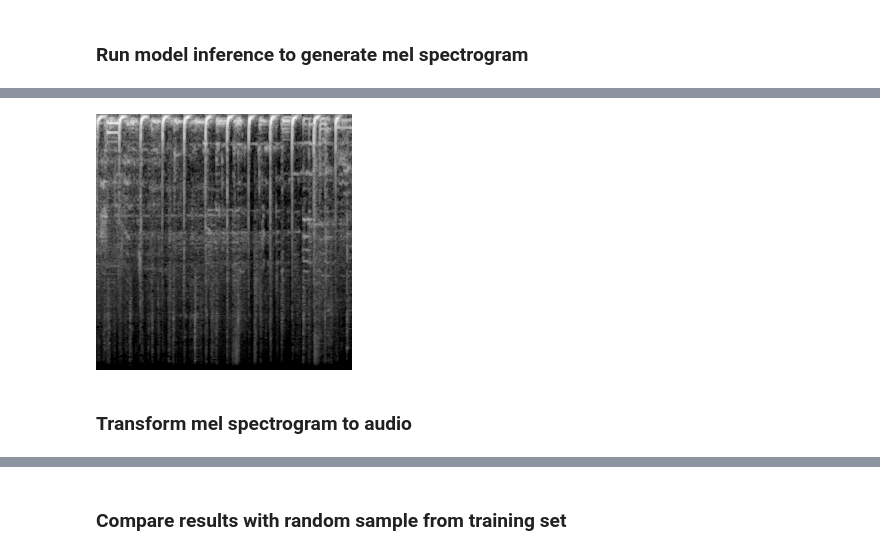
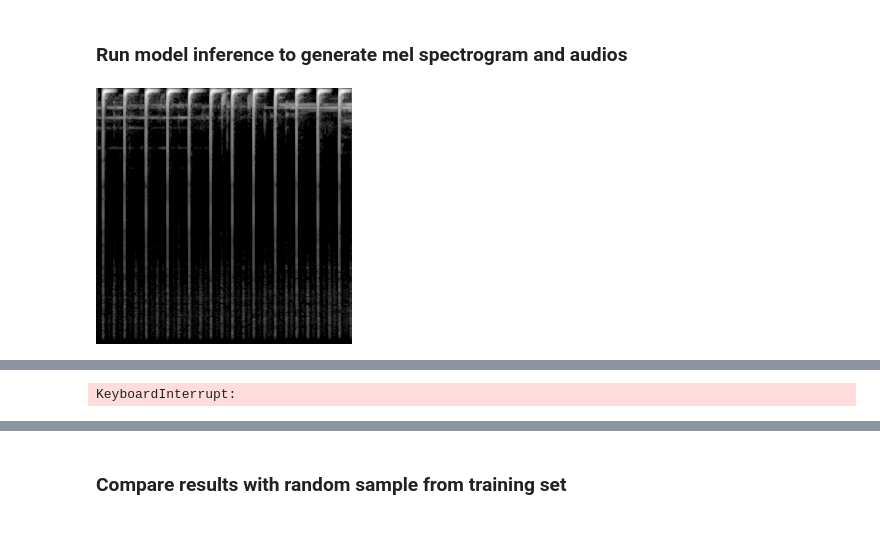
Before and after one commit to teticio/audio-diffusion, a Jupyter notebook: notebooks/test-model.ipynb, the cells around one changed output, grey strips where cells are left out. Drawn from its saved outputs; the diff is of its cells as text; code cells hidden in the pictures.

```diff
--- a/notebooks/test-model.ipynb
+++ b/notebooks/test-model.ipynb
@@ -25,2 +22,2 @@ mel = Mel(x_res=256, y_res=256)
 # %% [markdown]
-### Run model inference to generate mel spectrogram
+### Run model inference to generate mel spectrogram and audios
@@ -31,3 +24,9 @@ ddpm.to("cuda")
+# %%
+audio_diffusion = AudioDiffusion(model_id="teticio/audio-diffusion-256")
 # %%
-images = ddpm(output_type="numpy")["sample"]
-images = (images * 255).round().astype("uint8").transpose(0, 3, 1, 2)
+while True:
+    image, (sample_rate, audio) = audio_diffusion.generate_spectrogram_and_audio()
+    display(image)
+    display(Audio(audio, rate=sample_rate))
+# %% [output]
+[figure, added]
@@ -34,7 +34 @@ images = (images * 255).round().astype("uint8").transpose(0, 3, 1, 2)
+KeyboardInterrupt:
-# %%
-image = Image.fromarray(images[0][0])
-image
-# %% [output]
-[figure, removed]
-# %% [markdown]
-### Transform mel spectrogram to audio
```
Also changed, not shown: parts of 10 cells of this notebook, 14 other files.
